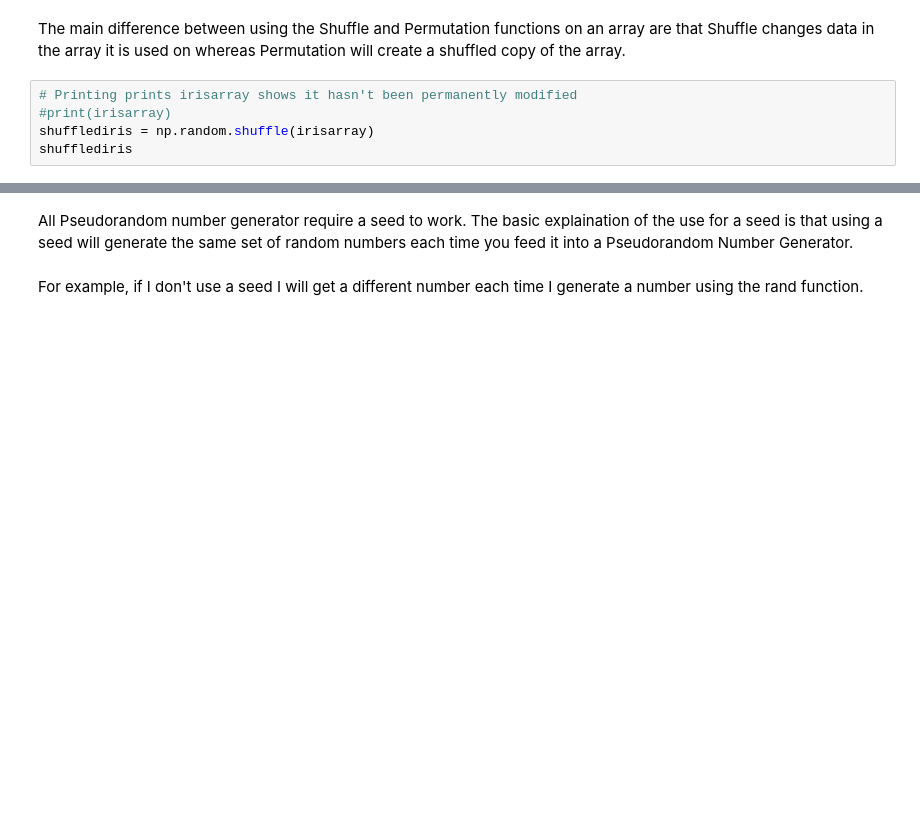
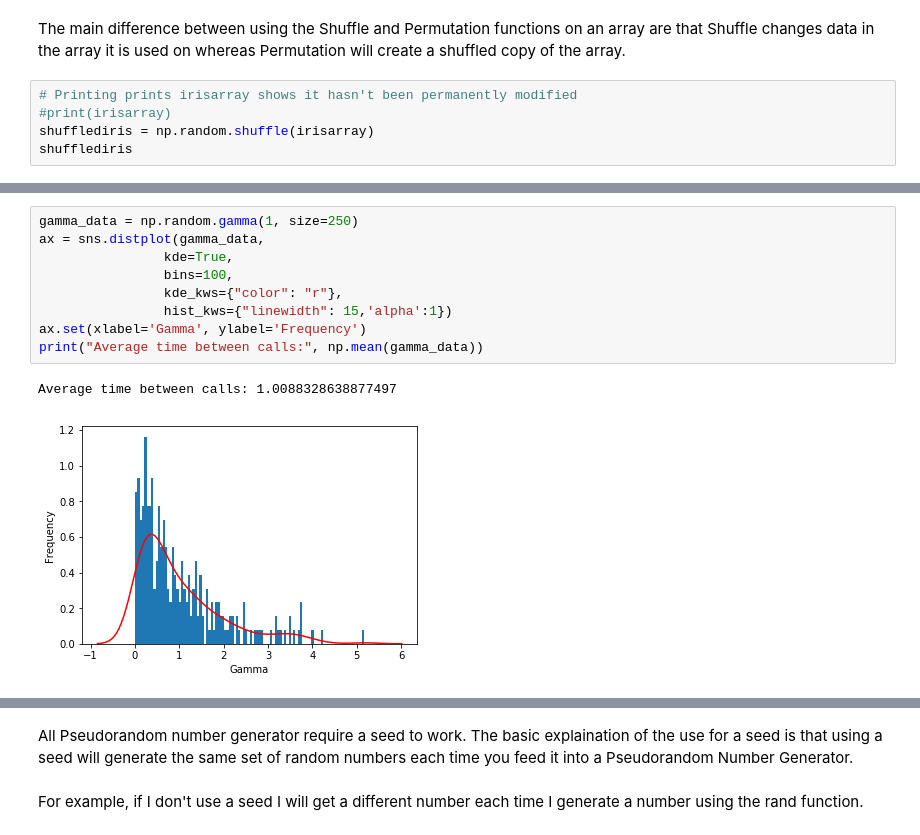
Before and after one commit to ConorHogan/PFDA-Practical-Assignment, a Jupyter notebook: PFDA-Practical-Assignment-Notebook.ipynb, the cells around one changed output, grey strips where cells are left out. Saved outputs shown, nothing was run; the diff lists cells and outputs as text; blank space fills up the shorter version.

```diff
--- a/PFDA-Practical-Assignment-Notebook.ipynb
+++ b/PFDA-Practical-Assignment-Notebook.ipynb
@@ -400,0 +401,12 @@ expo_data.std()
+# %%
+gamma_data = np.random.gamma(1, size=250)
+ax = sns.distplot(gamma_data,
+                kde=True,
+                bins=100,
+                kde_kws={"color": "r"},
+                hist_kws={"linewidth": 15,'alpha':1})
+ax.set(xlabel='Gamma', ylabel='Frequency')
+print("Average time between calls:", np.mean(gamma_data))
+# %% [output]
+Average time between calls: 1.0088328638877497
+[figure, added]
```
Also changed, not shown: parts of 93 cells of this notebook.
